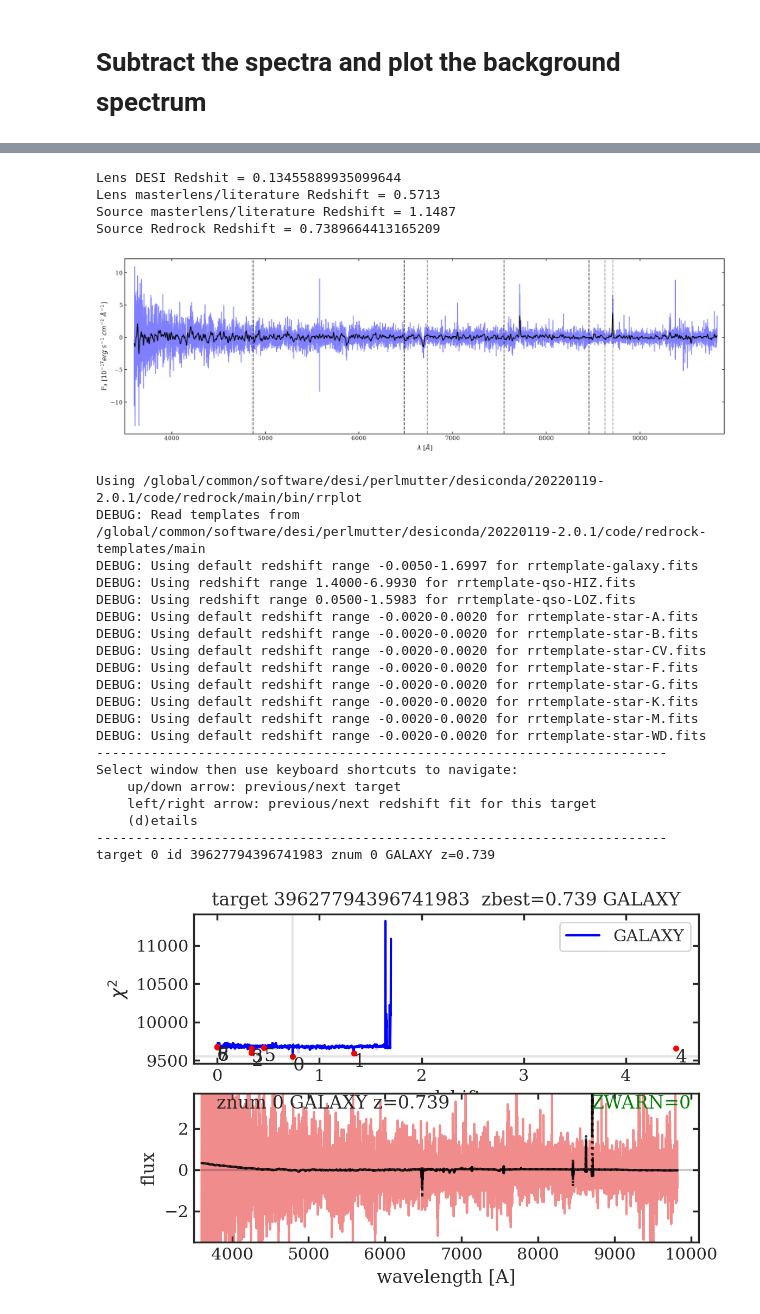
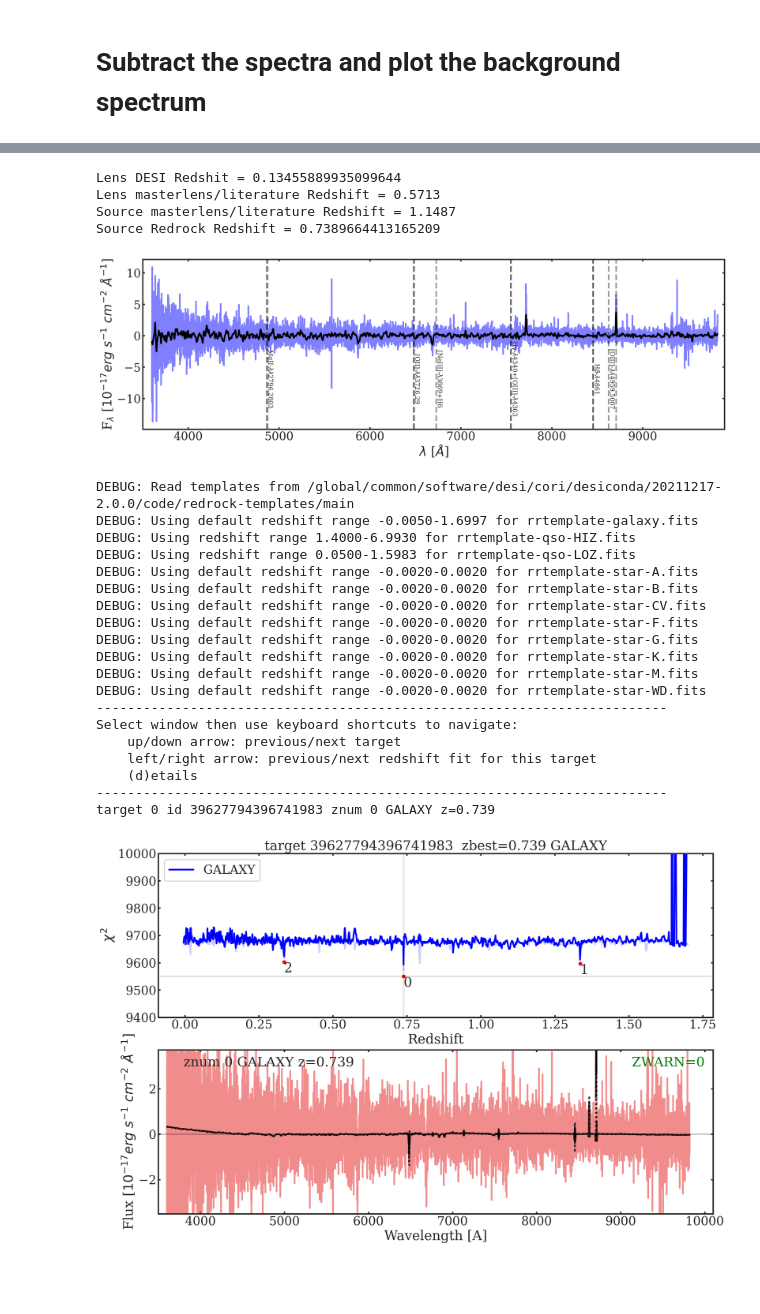
Before and after one commit to moustakas/fastspecfit-projects, a Jupyter notebook: speclens/plotSeparatedSpectra.ipynb, the cells around one changed output, grey strips where cells are left out. Saved outputs shown, nothing was run; the diff lists cells and outputs as text; code cells hidden in the pictures; blank space fills up the shorter version.

```diff
--- a/speclens/plotSeparatedSpectra.ipynb
+++ b/speclens/plotSeparatedSpectra.ipynb
@@ -253,6 +252,6 @@ Total run time: 24.0 seconds
 Writing 1 redshifts to lenssource-zbest.fits
 # %%
-rrOut = Table(fitsio.read(rrfile))
+rrOut = Table(fitsio.read(outfile))
 plotDesiSpectra(sourceSpec, emline=True, z=rrOut['Z'])
 
 lensZ = firstMatch['Z'][0]
@@ -268,4 +267,4 @@ Lens DESI Redshit = 0.13455889935099644
 Lens masterlens/literature Redshift = 0.5713
 Source masterlens/literature Redshift = 1.1487
 Source Redrock Redshift = 0.7389664413165209
-[figure, old version]
+[figure, new version]
@@ -272,38 +323,25 @@ Source Redrock Redshift = 0.7389664413165209
 # %%
 # Create plot of chi2 values
 
-rrplot = None
-for p in os.environ['PATH'].split(':'):
-    rrplot = os.path.join(p, 'rrplot')
-    if os.path.exists(rrplot):
-        break
-
-if rrplot is None:
-    print('ERROR: unable to find rrplot in your $PATH')
-else:
-    print('Using '+rrplot)
-
-#- Now actually run it
-%run $rrplot --specfile $sourceSpecPath --rrfile $details
+rrplot(sourceSpecPath, details)
 # %% [output]
-Using /global/common/software/desi/perlmutter/desiconda/20220119-2.0.1/code/redrock/main/bin/rrplot
-DEBUG: Read templates from /global/common/software/desi/perlmutter/desiconda/20220119-2.0.1/code/redrock-templates/main
+DEBUG: Read templates from /global/common/software/desi/cori/desiconda/20211217-2.0.0/code/redrock-templates/main
 DEBUG: Using default redshift range -0.0050-1.6997 for rrtemplate-galaxy.fits
 DEBUG: Using redshift range 1.4000-6.9930 for rrtemplate-qso-HIZ.fits
 DEBUG: Using redshift range 0.0500-1.5983 for rrtemplate-qso-LOZ.fits
 DEBUG: Using default redshift range -0.0020-0.0020 for rrtemplate-star-A.fits
 DEBUG: Using default redshift range -0.0020-0.0020 for rrtemplate-star-B.fits
 DEBUG: Using default redshift range -0.0020-0.0020 for rrtemplate-star-CV.fits
 DEBUG: Using default redshift range -0.0020-0.0020 for rrtemplate-star-F.fits
 DEBUG: Using default redshift range -0.0020-0.0020 for rrtemplate-star-G.fits
 DEBUG: Using default redshift range -0.0020-0.0020 for rrtemplate-star-K.fits
 DEBUG: Using default redshift range -0.0020-0.0020 for rrtemplate-star-M.fits
 DEBUG: Using default redshift range -0.0020-0.0020 for rrtemplate-star-WD.fits
 -------------------------------------------------------------------------
 Select window then use keyboard shortcuts to navigate:
     up/down arrow: previous/next target
     left/right arrow: previous/next redshift fit for this target
     (d)etails
 -------------------------------------------------------------------------
 target 0 id 39627794396741983 znum 0 GALAXY z=0.739
-[figure, old version]
+[figure, new version]
```
Also changed, not shown: parts of 11 cells of this notebook, 5 other files.
